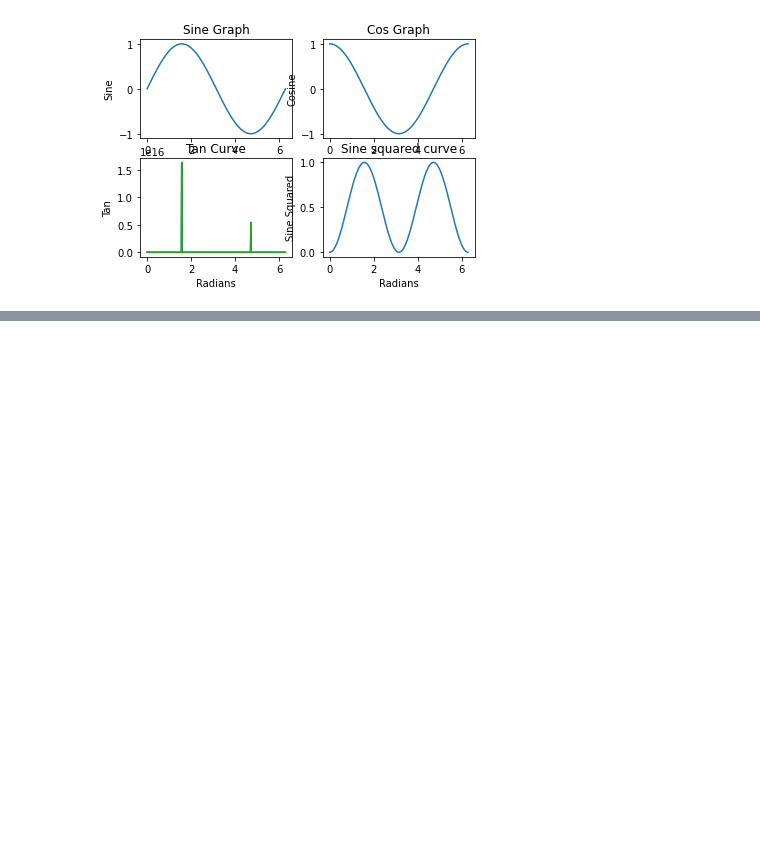
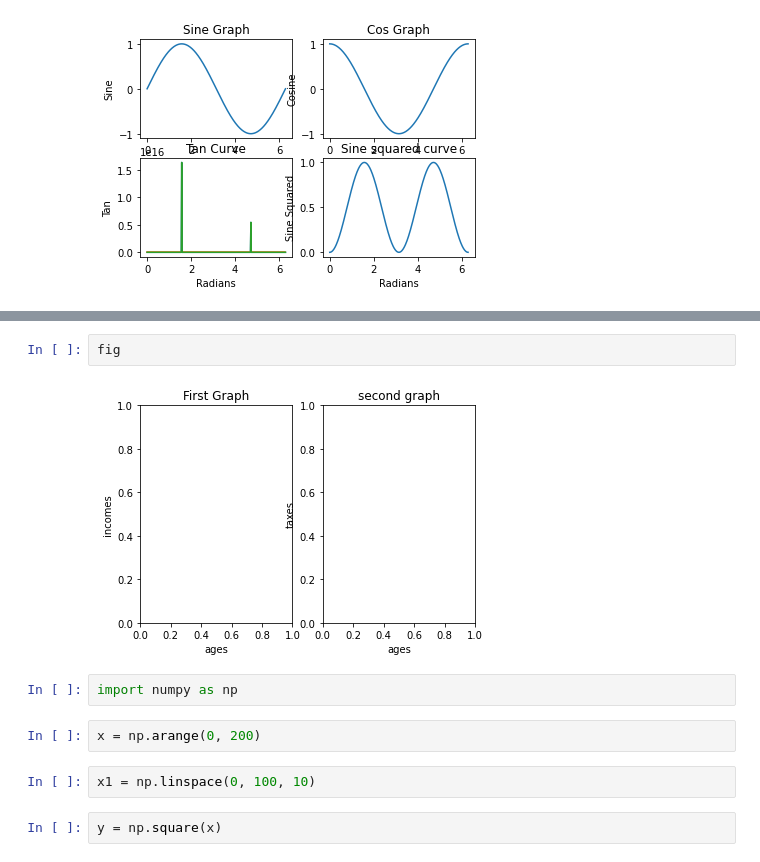
Before and after one commit to alfredayibonte/datascience-lecture-notes, a Jupyter notebook: lecture-12/Using subplots and object oriented way of plotting in matplotlib.ipynb, the cells around one changed output, grey strips where cells are left out. Saved outputs shown, nothing was run; the diff lists cells and outputs as text; blank space fills up the shorter version.

```diff
--- a/lecture-12/Using subplots and object oriented way of plotting in matplotlib.ipynb
+++ b/lecture-12/Using subplots and object oriented way of plotting in matplotlib.ipynb
@@ -89,0 +126,12 @@ fig
+# %%
+fig
+# %% [output]
+[figure, added]
+# %%
+import numpy as np
+# %%
+x = np.arange(0, 200)
+# %%
+x1 = np.linspace(0, 100, 10)
+# %%
+y = np.square(x)
```
Also changed, not shown: parts of 65 cells of this notebook.
